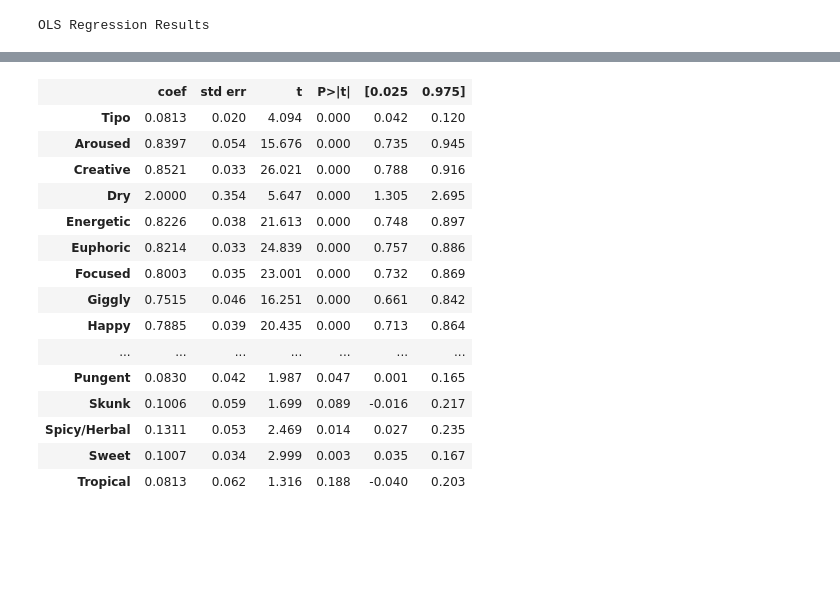
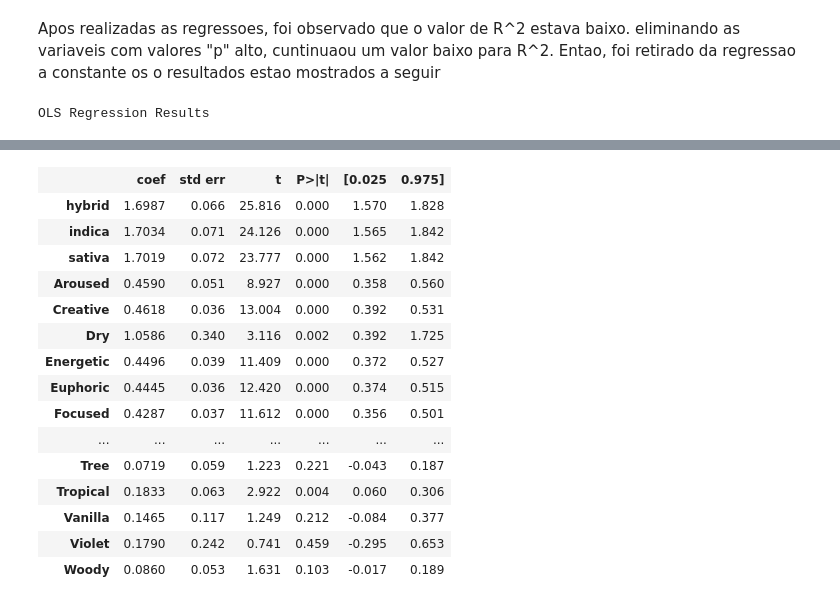
Before and after one commit to giannapolitano/Projeto-3-CD, a Jupyter notebook: projeto-final.ipynb, the cells around one changed output, grey strips where cells are left out. Cells and saved outputs as stored; diff of their text form; code cells hidden in the pictures; blank space fills up the shorter version.

```diff
--- a/projeto-final.ipynb
+++ b/projeto-final.ipynb
@@ -33,3 +31,2 @@ datanova = data_nova.join(sabores, how = 'inner')
 # %%
-datanova1 = datanova.drop(['Effects','Flavor','Type','Strain','Description'], 1)
-datanova1
+datanova1 = datanova0.drop(['Effects','Flavor','Type','Strain','Description'], 1)
@@ -74,0 +104,4 @@ def regress(X,Y):
+# %%
+#tirando variaveis com p>|t| alto
+results = regress1(X,Y)
+results.summary()
@@ -75,13 +139,16 @@ def regress(X,Y):
+# %% [markdown]
+Apos realizadas as regressoes, foi observado que o valor de R^2 estava baixo. eliminando as variaveis com valores "p" alto, cuntinuaou um valor baixo para R^2. Entao, foi retirado da regressao a constante os o resultados estao mostrados a seguir
+# %%
+#regressao sem a constante
+def regress(X,Y):
+    X_cp = sm.add_constant(X)
+    model = sm.OLS(Y,X)
+    results = model.fit()
+    return results
 # %%
 Y = datanova1['Rating']
-X = datanova1[['Aroused', 'Creative', 'Dry', 'Energetic', 'Euphoric',
-       'Focused', 'Giggly', 'Happy', 'Hungry', 'Relaxed', 'Sleepy',
-       'Talkative', 'Tingly', 'Uplifted']]
-
-
-
-x = datanova1[[ 'Rating',
-       'Tipo', 'Aroused', 'Creative', 'Dry', 'Energetic', 'Euphoric',
+x = datanova1[['hybrid', 'indica',
+       'sativa', 'Aroused', 'Creative', 'Dry', 'Energetic', 'Euphoric',
        'Focused', 'Giggly', 'Happy', 'Hungry', 'Mouth', 'Relaxed', 'Sleepy',
        'Talkative', 'Tingly', 'Uplifted', 'Ammonia', 'Apple', 'Apricot',
        'Berry', 'Blue', 'Blueberry', 'Butter', 'Cheese', 'Chemical',
@@ -92,25 +159,12 @@ x = datanova1[[ 'Rating',
        'Skunk', 'Spicy/Herbal', 'Strawberry', 'Sweet', 'Tar', 'Tea', 'Tobacco',
        'Tree', 'Tropical', 'Vanilla', 'Violet', 'Woody']]
 
-xx = datanova1[['Tipo', 'Aroused', 'Creative', 'Dry', 'Energetic', 'Euphoric',
+xx = datanova1[[
+        'Aroused', 'Creative', 'Dry', 'Energetic', 'Euphoric',
        'Focused', 'Giggly', 'Happy', 'Hungry', 'Mouth', 'Relaxed', 'Sleepy',
-       'Talkative', 'Tingly', 'Uplifted', 'Ammonia', 'Apple', 'Apricot',
-       'Berry', 'Blue', 'Blueberry', 'Butter', 'Cheese', 'Chemical',
-       'Chestnut', 'Citrus', 'Coffee', 'Diesel', 'Earthy', 'Flowery', 'Fruit',
-       'Grape', 'Grapefruit', 'Honey', 'Lavender', 'Lemon', 'Lime', 'Mango',
-       'Menthol', 'Mint', 'Minty', 'Nutty', 'Orange', 'Peach', 'Pear',
-       'Pepper', 'Pine', 'Pineapple', 'Plum', 'Pungent', 'Rose', 'Sage',
-       'Skunk', 'Spicy/Herbal', 'Strawberry', 'Sweet', 'Tar', 'Tea', 'Tobacco',
-       'Tree', 'Tropical', 'Vanilla', 'Violet', 'Woody']]
-
-xxx = datanova1[['Tipo', 'Aroused', 'Creative', 'Dry', 'Energetic', 'Euphoric',
-       'Focused', 'Giggly', 'Happy', 'Hungry', 'Mouth', 'Relaxed', 'Sleepy',
-       'Talkative', 'Tingly', 'Uplifted', 'Berry',  'Blueberry', 'Citrus',
-       'Coffee', 'Diesel',  'Flowery','Grape','Lemon',
-       'Lime','Menthol',  'Minty',  'Peach', 'Pepper', 'Pine',   'Pungent',
-       'Skunk', 'Spicy/Herbal',  'Sweet', 'Tropical']]
+       'Talkative', 'Tingly', 'Uplifted',  'Peach']]
 # %%
-results = regress(xxx,Y)
+results = regress(x,Y)
 results.summary()
 # %% [output]
 OLS Regression Results
@@ -125,17 +179,17 @@ OLS Regression Results
 | Covariance Type: | nonrobust |  |  |
 |  | coef | std err | t | P>|t| | [0.025 | 0.975] |
-| Tipo | 0.0813 | 0.020 | 4.094 | 0.000 | 0.042 | 0.120 |
-| Aroused | 0.8397 | 0.054 | 15.676 | 0.000 | 0.735 | 0.945 |
-| Creative | 0.8521 | 0.033 | 26.021 | 0.000 | 0.788 | 0.916 |
-| Dry | 2.0000 | 0.354 | 5.647 | 0.000 | 1.305 | 2.695 |
-| Energetic | 0.8226 | 0.038 | 21.613 | 0.000 | 0.748 | 0.897 |
-| Euphoric | 0.8214 | 0.033 | 24.839 | 0.000 | 0.757 | 0.886 |
-| Focused | 0.8003 | 0.035 | 23.001 | 0.000 | 0.732 | 0.869 |
-| Giggly | 0.7515 | 0.046 | 16.251 | 0.000 | 0.661 | 0.842 |
-| Happy | 0.7885 | 0.039 | 20.435 | 0.000 | 0.713 | 0.864 |
+| hybrid | 1.6987 | 0.066 | 25.816 | 0.000 | 1.570 | 1.828 |
+| indica | 1.7034 | 0.071 | 24.126 | 0.000 | 1.565 | 1.842 |
+| sativa | 1.7019 | 0.072 | 23.777 | 0.000 | 1.562 | 1.842 |
+| Aroused | 0.4590 | 0.051 | 8.927 | 0.000 | 0.358 | 0.560 |
+| Creative | 0.4618 | 0.036 | 13.004 | 0.000 | 0.392 | 0.531 |
+| Dry | 1.0586 | 0.340 | 3.116 | 0.002 | 0.392 | 1.725 |
+| Energetic | 0.4496 | 0.039 | 11.409 | 0.000 | 0.372 | 0.527 |
+| Euphoric | 0.4445 | 0.036 | 12.420 | 0.000 | 0.374 | 0.515 |
+| Focused | 0.4287 | 0.037 | 11.612 | 0.000 | 0.356 | 0.501 |
 | ... | ... | ... | ... | ... | ... | ... |
-| Pungent | 0.0830 | 0.042 | 1.987 | 0.047 | 0.001 | 0.165 |
-| Skunk | 0.1006 | 0.059 | 1.699 | 0.089 | -0.016 | 0.217 |
-| Spicy/Herbal | 0.1311 | 0.053 | 2.469 | 0.014 | 0.027 | 0.235 |
-| Sweet | 0.1007 | 0.034 | 2.999 | 0.003 | 0.035 | 0.167 |
-| Tropical | 0.0813 | 0.062 | 1.316 | 0.188 | -0.040 | 0.203 |
+| Tree | 0.0719 | 0.059 | 1.223 | 0.221 | -0.043 | 0.187 |
+| Tropical | 0.1833 | 0.063 | 2.922 | 0.004 | 0.060 | 0.306 |
+| Vanilla | 0.1465 | 0.117 | 1.249 | 0.212 | -0.084 | 0.377 |
+| Violet | 0.1790 | 0.242 | 0.741 | 0.459 | -0.295 | 0.653 |
+| Woody | 0.0860 | 0.053 | 1.631 | 0.103 | -0.017 | 0.189 |
```
Also changed, not shown: parts of 16 cells of this notebook.
